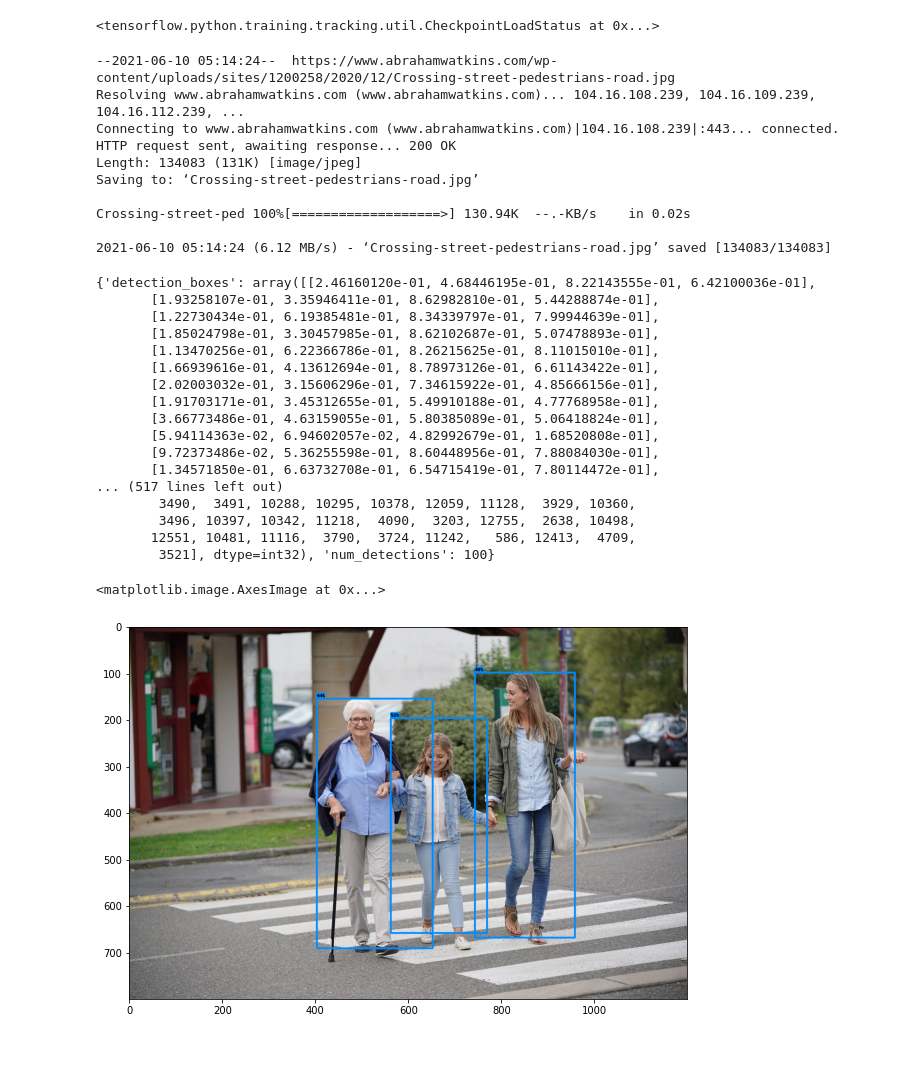
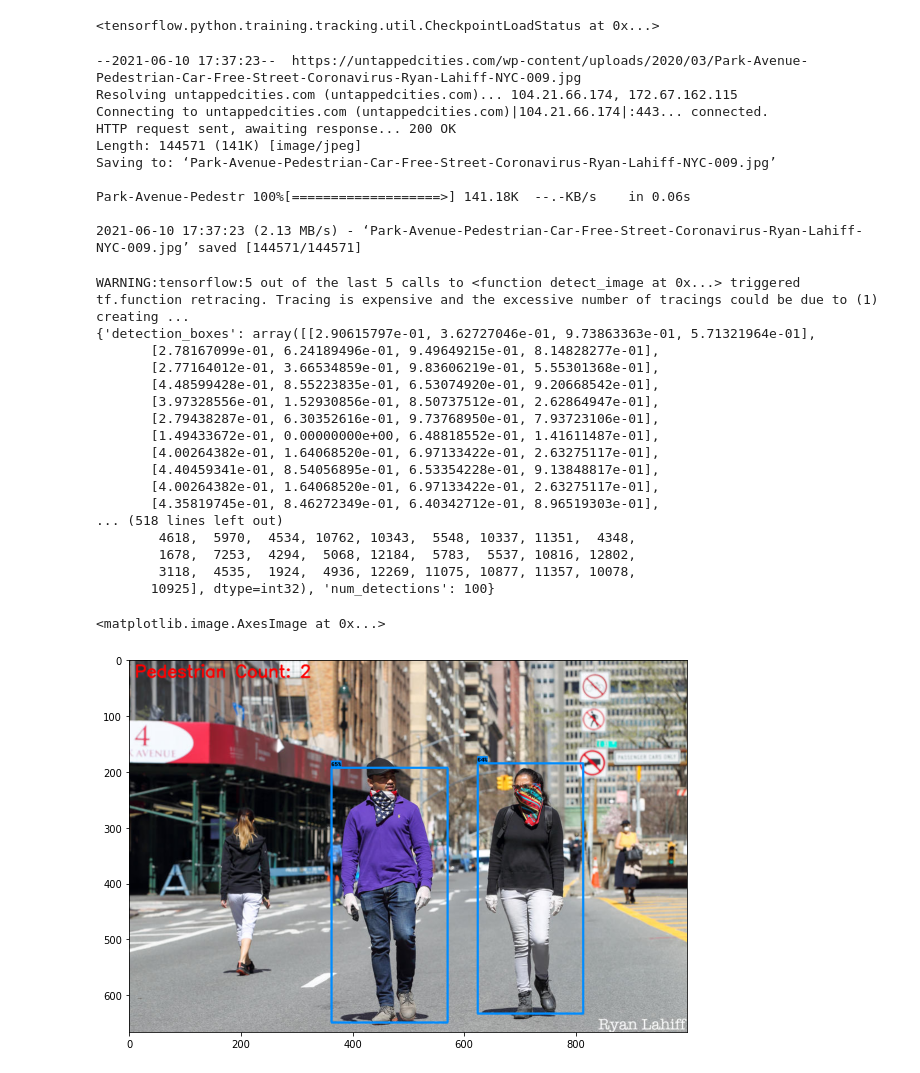
Before and after one commit to prateek-joshi/Pedestrian-Counter, a Jupyter notebook: people_detection_in_images.ipynb, the cells around one changed output. Drawn from its saved outputs; the diff is of its cells as text; code cells hidden in the pictures.

Commit message:
Add counter feature

```diff
--- a/people_detection_in_images.ipynb
+++ b/people_detection_in_images.ipynb
@@ -165,19 +146,19 @@ ckpt.restore(os.path.join(paths['CHECKPOINT_PATH'],'ckpt-21')).expect_partial()
 # %% [output]
 <tensorflow.python.training.tracking.util.CheckpointLoadStatus at 0x...>
 # %%
-img_url = 'https://www.abrahamwatkins.com/wp-content/uploads/sites/1200258/2020/12/Crossing-street-pedestrians-road.jpg'
+img_url = 'https://untappedcities.com/wp-content/uploads/2020/03/Park-Avenue-Pedestrian-Car-Free-Street-Coronavirus-Ryan-Lahiff-NYC-009.jpg'
 !wget {img_url}
 # %% [output]
---2021-06-10 05:14:24--  https://www.abrahamwatkins.com/wp-content/uploads/sites/1200258/2020/12/Crossing-street-pedestrians-road.jpg
-Resolving www.abrahamwatkins.com (www.abrahamwatkins.com)... 104.16.108.239, 104.16.109.239, 104.16.112.239, ...
-Connecting to www.abrahamwatkins.com (www.abrahamwatkins.com)|104.16.108.239|:443... connected.
+--2021-06-10 17:37:23--  https://untappedcities.com/wp-content/uploads/2020/03/Park-Avenue-Pedestrian-Car-Free-Street-Coronavirus-Ryan-Lahiff-NYC-009.jpg
+Resolving untappedcities.com (untappedcities.com)... 104.21.66.174, 172.67.162.115
+Connecting to untappedcities.com (untappedcities.com)|104.21.66.174|:443... connected.
 HTTP request sent, awaiting response... 200 OK
-Length: 134083 (131K) [image/jpeg]
-Saving to: ‘Crossing-street-pedestrians-road.jpg’
+Length: 144571 (141K) [image/jpeg]
+Saving to: ‘Park-Avenue-Pedestrian-Car-Free-Street-Coronavirus-Ryan-Lahiff-NYC-009.jpg’
 
-Crossing-street-ped 100%[===================>] 130.94K  --.-KB/s    in 0.02s
+Park-Avenue-Pedestr 100%[===================>] 141.18K  --.-KB/s    in 0.06s
 
-2021-06-10 05:14:24 (6.12 MB/s) - ‘Crossing-street-pedestrians-road.jpg’ saved [134083/134083]
+2021-06-10 17:37:23 (2.13 MB/s) - ‘Park-Avenue-Pedestrian-Car-Free-Street-Coronavirus-Ryan-Lahiff-NYC-009.jpg’ saved [144571/144571]
 # %%
 %matplotlib inline
 import cv2 as cv
@@ -192,7 +173,7 @@ def detect_image(image):
   return detections_dict
 
 category_index = label_map_util.create_category_index_from_labelmap(files_paths['LABELMAP'])
-TEST_IMAGE_PATH = '/content/Crossing-street-pedestrians-road.jpg'
+TEST_IMAGE_PATH = '/content/Park-Avenue-Pedestrian-Car-Free-Street-Coronavirus-Ryan-Lahiff-NYC-009.jpg'
 # %%
 img = np.array(cv.imread(TEST_IMAGE_PATH))
 input_tensor = tf.convert_to_tensor(np.expand_dims(img, 0), dtype=tf.float32)
@@ -206,41 +187,54 @@ detections['detection_classes'] = detections['detection_classes'].astype(np.int6
 
 print(detections)
 # %% [output]
-{'detection_boxes': array([[2.46160120e-01, 4.68446195e-01, 8.22143555e-01, 6.42100036e-01],
-       [1.93258107e-01, 3.35946411e-01, 8.62982810e-01, 5.44288874e-01],
-       [1.22730434e-01, 6.19385481e-01, 8.34339797e-01, 7.99944639e-01],
-       [1.85024798e-01, 3.30457985e-01, 8.62102687e-01, 5.07478893e-01],
-       [1.13470256e-01, 6.22366786e-01, 8.26215625e-01, 8.11015010e-01],
-       [1.66939616e-01, 4.13612694e-01, 8.78973126e-01, 6.61143422e-01],
-       [2.02003032e-01, 3.15606296e-01, 7.34615922e-01, 4.85666156e-01],
-       [1.91703171e-01, 3.45312655e-01, 5.49910188e-01, 4.77768958e-01],
-       [3.66773486e-01, 4.63159055e-01, 5.80385089e-01, 5.06418824e-01],
-       [5.94114363e-02, 6.94602057e-02, 4.82992679e-01, 1.68520808e-01],
-       [9.72373486e-02, 5.36255598e-01, 8.60448956e-01, 7.88084030e-01],
-       [1.34571850e-01, 6.63732708e-01, 6.54715419e-01, 7.80114472e-01],
-... (517 lines left out)
-        3490,  3491, 10288, 10295, 10378, 12059, 11128,  3929, 10360,
-        3496, 10397, 10342, 11218,  4090,  3203, 12755,  2638, 10498,
-       12551, 10481, 11116,  3790,  3724, 11242,   586, 12413,  4709,
-        3521], dtype=int32), 'num_detections': 100}
+WARNING:tensorflow:5 out of the last 5 calls to <function detect_image at 0x...> triggered tf.function retracing. Tracing is expensive and the excessive number of tracings could be due to (1) creating ...
+{'detection_boxes': array([[2.90615797e-01, 3.62727046e-01, 9.73863363e-01, 5.71321964e-01],
+       [2.78167099e-01, 6.24189496e-01, 9.49649215e-01, 8.14828277e-01],
+       [2.77164012e-01, 3.66534859e-01, 9.83606219e-01, 5.55301368e-01],
+       [4.48599428e-01, 8.55223835e-01, 6.53074920e-01, 9.20668542e-01],
+       [3.97328556e-01, 1.52930856e-01, 8.50737512e-01, 2.62864947e-01],
+       [2.79438287e-01, 6.30352616e-01, 9.73768950e-01, 7.93723106e-01],
+       [1.49433672e-01, 0.00000000e+00, 6.48818552e-01, 1.41611487e-01],
+       [4.00264382e-01, 1.64068520e-01, 6.97133422e-01, 2.63275117e-01],
+       [4.40459341e-01, 8.54056895e-01, 6.53354228e-01, 9.13848817e-01],
+       [4.00264382e-01, 1.64068520e-01, 6.97133422e-01, 2.63275117e-01],
+       [4.35819745e-01, 8.46272349e-01, 6.40342712e-01, 8.96519303e-01],
+... (518 lines left out)
+        4618,  5970,  4534, 10762, 10343,  5548, 10337, 11351,  4348,
+        1678,  7253,  4294,  5068, 12184,  5783,  5537, 10816, 12802,
+        3118,  4535,  1924,  4936, 12269, 11075, 10877, 11357, 10078,
+       10925], dtype=int32), 'num_detections': 100}
 # %%
+import cv2
+
 img_with_detections = img.copy()
 label_offset=1
+font = cv2.FONT_HERSHEY_SIMPLEX
+org = (10, 30)
+color = (0, 0, 255)
+thickness = 2
+fontScale = 1
+min_thresh = 0.5
+count = len(detections['detection_scores'][detections['detection_scores']>min_thresh])
+count_text = f'Pedestrian Count: {count}'
+
+img_with_detections = cv2.putText(img_with_detections, count_text, org, font,
+                   fontScale, color, thickness, cv2.LINE_AA)
 
 viz_utils.visualize_boxes_and_labels_on_image_array(
     img_with_detections,
     detections['detection_boxes'],
     detections['detection_classes']+label_offset,
     detections['detection_scores'],
     category_index,
     use_normalized_coordinates=True,
     max_boxes_to_draw=8,
     agnostic_mode=True,
-    min_score_thresh = 0.4
+    min_score_thresh = min_thresh
 )
 
 plt.figure(figsize=(10,8))
 plt.imshow(cv.cvtColor(img_with_detections,cv.COLOR_BGR2RGB))
 # %% [output]
 <matplotlib.image.AxesImage at 0x...>
-[figure, old version]
+[figure, new version]
```
Also changed, not shown: parts of 2 cells of this notebook.
